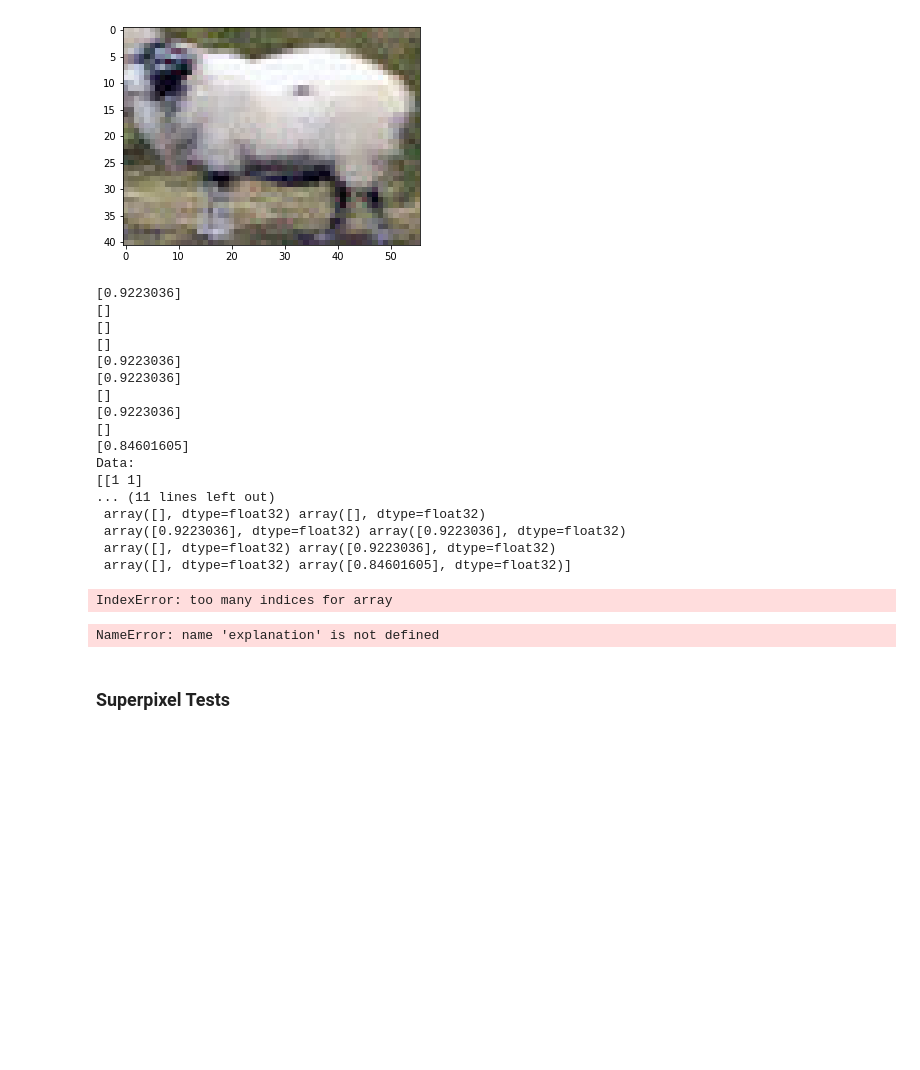
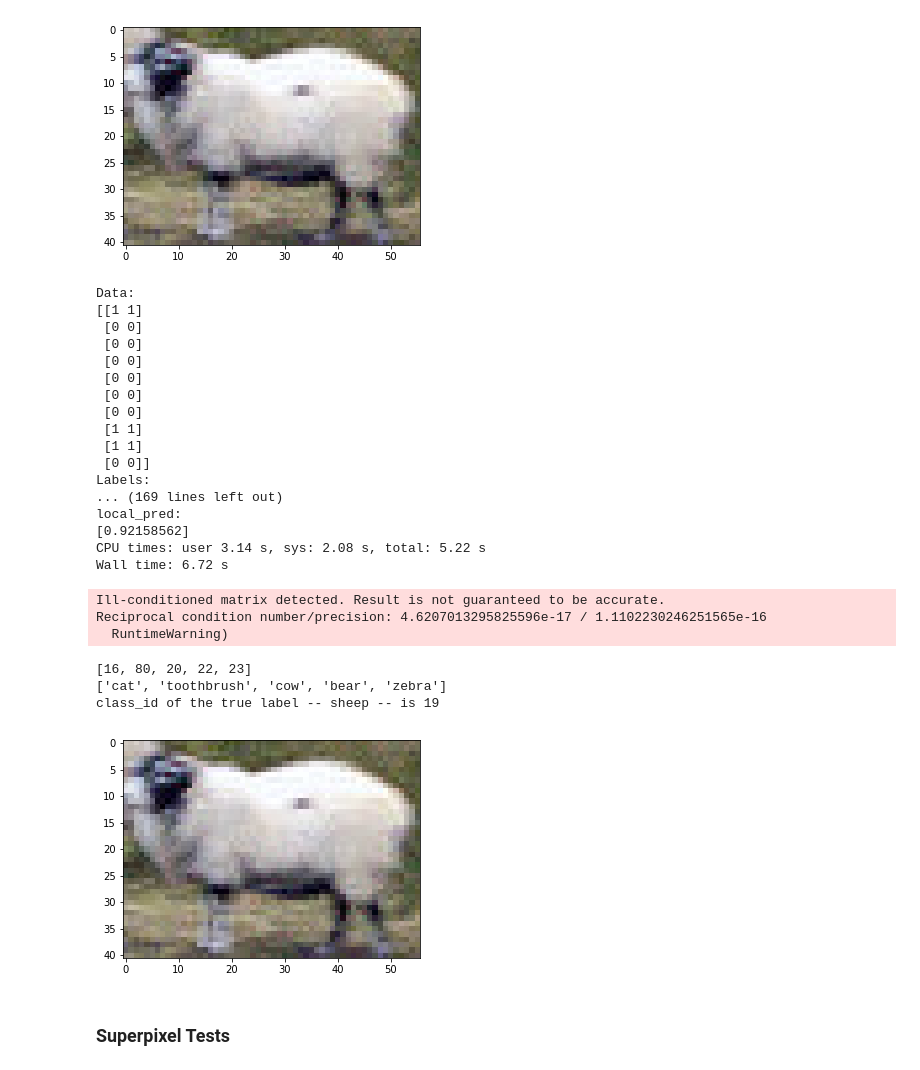
Before and after one commit to michaeltu1/Mask_RCNN, a Jupyter notebook: samples/lime_mask_rcnn.ipynb, the cells around one changed output. Saved outputs shown, nothing was run; the diff lists cells and outputs as text; code cells hidden in the pictures; blank space fills up the shorter version.

```diff
--- a/samples/lime_mask_rcnn.ipynb
+++ b/samples/lime_mask_rcnn.ipynb
@@ -182,15 +182,12 @@ explainer = lime_image.LimeImageExplainer()
 # Create the Prediction Function for explain_instance
 def pred_fn(images):
     _res = model.detect(images)[0]
-#     _ret = np.zeros((81, 1))
+    _ret = np.zeros((1, 81))
     _scores = _res['scores']
-#     _class_ids = _res['class_ids']
-#     for _i in range(_scores.shape[0]):
-#         _ret[_class_ids[_i]] = _scores[_i]
-#     print("_res.shape: " + str(_res.shape))
-    print(_scores)
-    return _res['scores'][np.newaxis,]
-#     return _ret
+    _class_ids = _res['class_ids']
+    for _i in range(_scores.shape[0]):
+        _ret[0, _class_ids[_i]] = _scores[_i]
+    return _ret
 
 # def pred_fn(imgs):
 #     img_results = model.detect(imgs)
@@ -243,23 +240,25 @@ plt.imshow(bounding_box_subimages[0])
 im = bounding_box_subimages[0]
 explanation = explainer.explain_instance(im, pred_fn, top_labels=5, hide_color=0, num_samples=10, batch_size=1)
 # %% [output]
-[0.9223036]
-[]
-[]
-[]
-[0.9223036]
-[0.9223036]
-[]
-[0.9223036]
-[]
-[0.84601605]
 Data:
 [[1 1]
-... (11 lines left out)
- array([], dtype=float32) array([], dtype=float32)
- array([0.9223036], dtype=float32) array([0.9223036], dtype=float32)
- array([], dtype=float32) array([0.9223036], dtype=float32)
- array([], dtype=float32) array([0.84601605], dtype=float32)]
+ [0 0]
+ [0 0]
+ [0 0]
+ [0 0]
+ [0 0]
+ [0 0]
+ [1 1]
+ [1 1]
+ [0 0]]
+Labels:
+... (169 lines left out)
+local_pred:
+[0.92158562]
+CPU times: user 3.14 s, sys: 2.08 s, total: 5.22 s
+Wall time: 6.72 s
-IndexError: too many indices for array
+Ill-conditioned matrix detected. Result is not guaranteed to be accurate.
+Reciprocal condition number/precision: 4.6207013295825596e-17 / 1.1102230246251565e-16
+  RuntimeWarning)
 # %%
 from skimage.segmentation import mark_boundaries
@@ -266,9 +266,16 @@ from skimage.segmentation import mark_boundaries
 # %%
-temp, mask = explanation.get_image_and_mask(explanation.top_labels[0], positive_only=False, num_features=5, hide_rest=False)
-plt.imshow(mark_boundaries(temp / 2 + 0.5, mask))
+temp, mask = explanation.get_image_and_mask(explanation.top_labels[0], positive_only=True, num_features=1000, hide_rest=False)
+plt.imshow(mark_boundaries(temp, mask))
 
 print(explanation.top_labels)
+print([class_names[l] for l in explanation.top_labels])
+
+tru_label = class_names[r['class_ids'][0]]
+print("class_id of the true label -- " + tru_label + " -- is " + str(class_names.index(tru_label)))
 # %% [output]
-NameError: name 'explanation' is not defined
+[16, 80, 20, 22, 23]
+['cat', 'toothbrush', 'cow', 'bear', 'zebra']
+class_id of the true label -- sheep -- is 19
+[figure, added]
 # %% [markdown]
 ### Superpixel Tests
```
Also changed, not shown: parts of 5 cells of this notebook.
